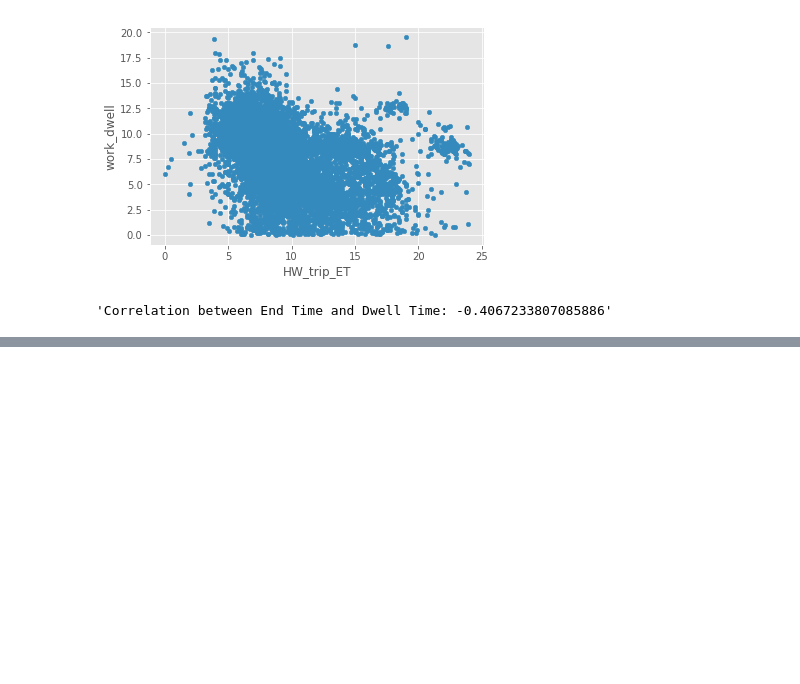
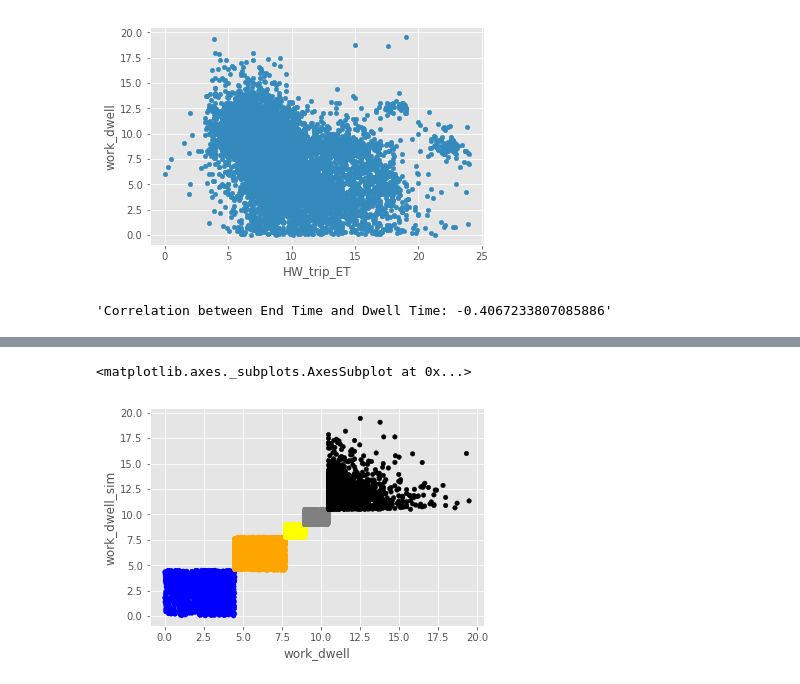
Before and after one commit to ual/activitysynth, a Jupyter notebook: activitysynth/notebooks/fitting_TOD_distributions.ipynb, the cells around one changed output, grey strips where cells are left out. Cells and saved outputs as stored; diff of their text form; code cells hidden in the pictures; blank space fills up the shorter version.

Commit message:
working version for HW_trip_ET and work_dwell with looping

```diff
--- a/activitysynth/notebooks/fitting_TOD_distributions.ipynb
+++ b/activitysynth/notebooks/fitting_TOD_distributions.ipynb
@@ -189,14 +188,18 @@ pd.concat([trips.sort_values(by="TOD"),
 def simulate_from_kde(n_by_group, a_kde, group_name, x_name):
     n_by_group = n_by_group.join(a_kde, on=group_name)
 
-    n_by_group[x_name] = n_by_group.apply(lambda row: row['kde'].resample(row['ntrips']), axis=1)
+    n_by_group[x_name] = n_by_group.apply(lambda row: row['kde'].resample(row['ntrips'])[0, ], axis=1)
 
     #n_by_group["HW_trip_ST"] = n_by_group["ST"].apply(lambda x: x[0, ])
     #n_by_group["WH_trip_ST"] = n_by_group["ST"].apply(lambda x: x[1, ])
     #a_kde.kde.apply(lambda x: x.resample(2))
 
-    samples = pd.DataFrame({group_name: n_by_group[group_name].repeat(n_by_group.sample.str.len()),
-                            x_name: np.concatenate(n_by_group.sample.values),
+    group_values = n_by_group[group_name].repeat(n_by_group[x_name].str.len()).values
+    x_values = np.concatenate(n_by_group[x_name].values)
+    #print(group_values.shape, x_values.shape)
+
+    samples = pd.DataFrame({group_name: group_values,
+                            x_name: x_values,
                           })
     samples = samples.reset_index()
     #print(samples.index)
@@ -257,0 +290,9 @@ trips_sim.join(bounds, on="TOD")
+# %%
+n_by_WD = (trips.groupby("dwell_work")
+  .size()
+  .reset_index(name='ntrips')
+)
+
+#n_by_DT.columns, DT_kde.columns
+
+trips_sim = simulate_from_kde(n_by_WD, WD_kde, group_name="dwell_work", x_name="work_dwell")
@@ -257,0 +321,11 @@ trips_sim.join(bounds, on="TOD")
+# %%
+# validation
+results = (
+trips.sort_values(by="dwell_work")
+    .assign(work_dwell_sim=trips_sim.sort_values(by="dwell_work").loc[:, "work_dwell"].values)
+    .loc[:, ["dwell_work", "work_dwell", "work_dwell_sim"]]
+)
+
+results.groupby('dwell_work').apply( r2_rmse,
+                                    obs_col = "work_dwell",
+                                    sim_col = "work_dwell_sim" ).reset_index()
@@ -258,4 +339,12 @@ trips_sim.join(bounds, on="TOD")
 # %%
-trips_sim.plot.scatter(x='HW_trip_ST',
-                       y='WH_trip_ST',
-                       c=trips_sim.TOD.apply(lambda x: colors[x]))
+colors = {0:'violet', 1:'blue',
+          2:'orange', 3:'yellow',
+          4:'grey', 5: 'black'
+         }
+
+results.plot.scatter(x='work_dwell',
+                     y='work_dwell_sim',
+                     c=results.dwell_work.apply(lambda x: colors[x]))
+# %% [output]
+<matplotlib.axes._subplots.AxesSubplot at 0x...>
+[figure, added]
```
Also changed, not shown: parts of 24 cells of this notebook.
